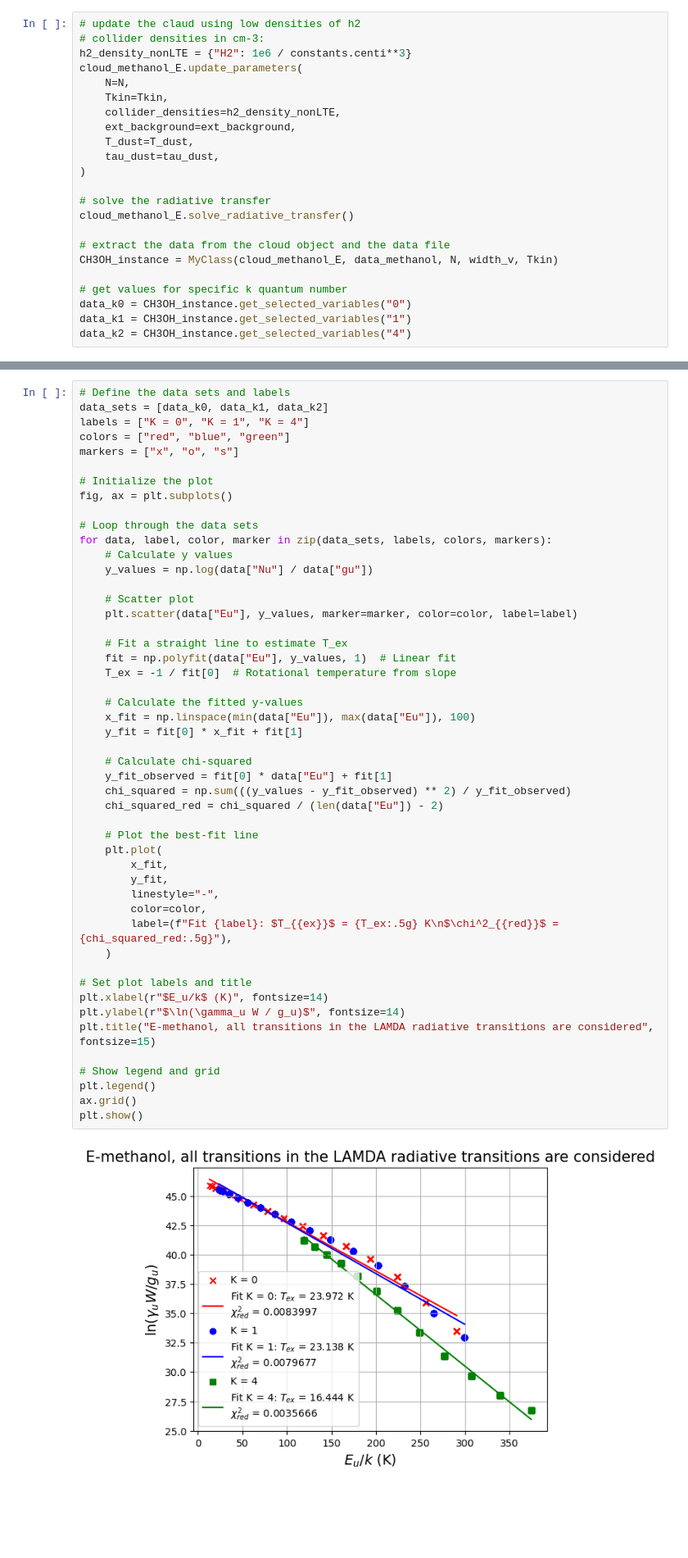
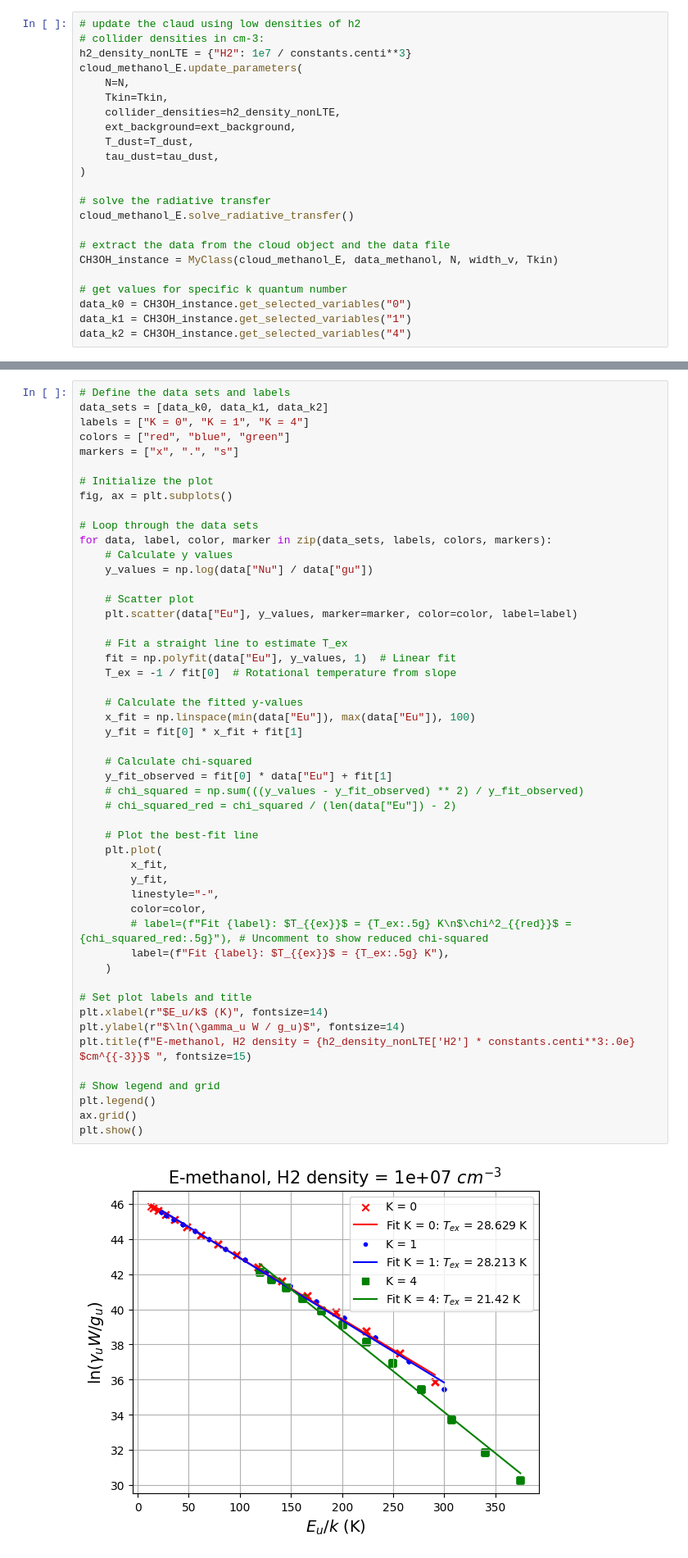
Before and after one commit to aleksej-rodano/phas0052_project, a Jupyter notebook: pythonradex_clean.ipynb, the cells around one changed output, grey strips where cells are left out. Shown at 82% size. Drawn from its saved outputs; the diff is of its cells as text; blank space fills up the shorter version.

Commit message:
changed plot name

```diff
--- a/pythonradex_clean.ipynb
+++ b/pythonradex_clean.ipynb
@@ -1648,7 +1627,7 @@ plt.show()
 # %%
 # update the claud using low densities of h2
 # collider densities in cm-3:
-h2_density_nonLTE = {"H2": 1e6 / constants.centi**3}
+h2_density_nonLTE = {"H2": 1e7 / constants.centi**3}
 cloud_methanol_E.update_parameters(
     N=N,
     Tkin=Tkin,
@@ -1691,7 +1669,7 @@ Indices of the transitions that have the selected k quantum number [258, 299, 31
 data_sets = [data_k0, data_k1, data_k2]
 labels = ["K = 0", "K = 1", "K = 4"]
 colors = ["red", "blue", "green"]
-markers = ["x", "o", "s"]
+markers = ["x", ".", "s"]
 
 # Initialize the plot
 fig, ax = plt.subplots()
@@ -1705,35 +1683,36 @@ for data, label, color, marker in zip(data_sets, labels, colors, markers):
     plt.scatter(data["Eu"], y_values, marker=marker, color=color, label=label)
 
     # Fit a straight line to estimate T_ex
     fit = np.polyfit(data["Eu"], y_values, 1)  # Linear fit
     T_ex = -1 / fit[0]  # Rotational temperature from slope
 
     # Calculate the fitted y-values
     x_fit = np.linspace(min(data["Eu"]), max(data["Eu"]), 100)
     y_fit = fit[0] * x_fit + fit[1]
 
     # Calculate chi-squared
     y_fit_observed = fit[0] * data["Eu"] + fit[1]
-    chi_squared = np.sum(((y_values - y_fit_observed) ** 2) / y_fit_observed)
-    chi_squared_red = chi_squared / (len(data["Eu"]) - 2)
+    # chi_squared = np.sum(((y_values - y_fit_observed) ** 2) / y_fit_observed)
+    # chi_squared_red = chi_squared / (len(data["Eu"]) - 2)
 
     # Plot the best-fit line
     plt.plot(
         x_fit,
         y_fit,
         linestyle="-",
         color=color,
-        label=(f"Fit {label}: $T_{{ex}}$ = {T_ex:.5g} K\n$\chi^2_{{red}}$ = {chi_squared_red:.5g}"),
+        # label=(f"Fit {label}: $T_{{ex}}$ = {T_ex:.5g} K\n$\chi^2_{{red}}$ = {chi_squared_red:.5g}"), # Uncomment to show reduced chi-squared
+        label=(f"Fit {label}: $T_{{ex}}$ = {T_ex:.5g} K"),
     )
 
 # Set plot labels and title
 plt.xlabel(r"$E_u/k$ (K)", fontsize=14)
 plt.ylabel(r"$\ln(\gamma_u W / g_u)$", fontsize=14)
-plt.title("E-methanol, all transitions in the LAMDA radiative transitions are considered", fontsize=15)
+plt.title(f"E-methanol, H2 density = {h2_density_nonLTE['H2'] * constants.centi**3:.0e} $cm^{{-3}}$ ", fontsize=15)
 
 # Show legend and grid
 plt.legend()
 ax.grid()
 plt.show()
 # %% [output]
-[figure, old version]
+[figure, new version]
```
Also changed, not shown: parts of 5 cells of this notebook.
